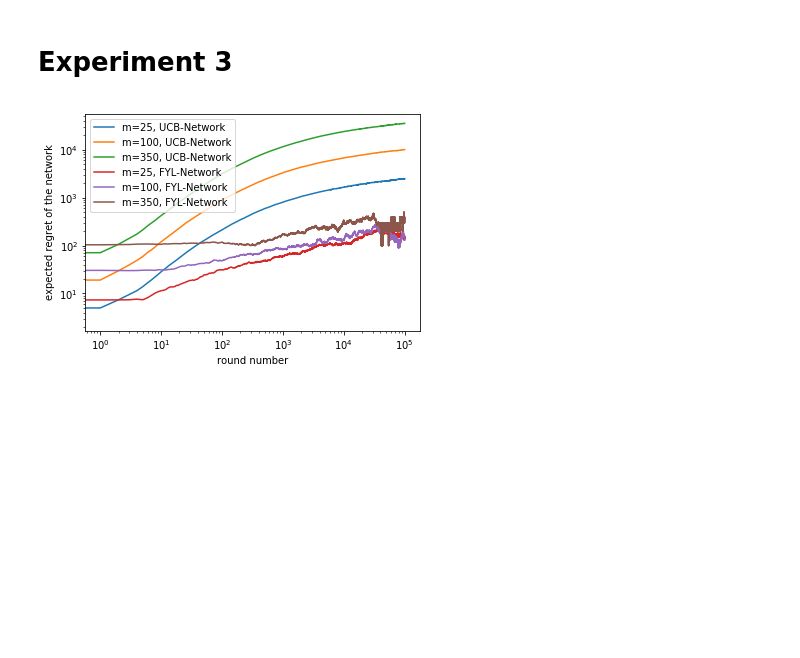
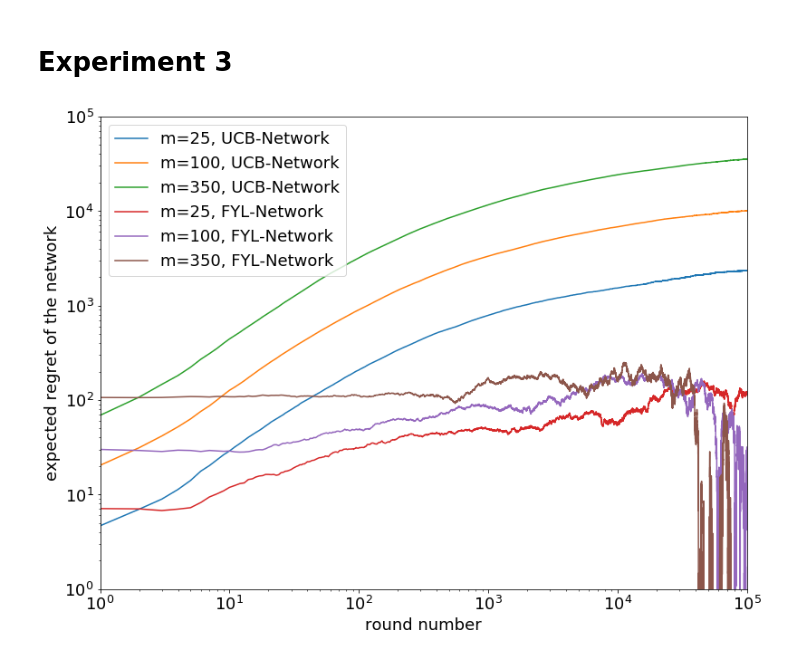
Before and after one commit to LouisTrezzini/mlgraphs-bandits-network, a Jupyter notebook: VisualizeRegret.ipynb, the cells around one changed output. Drawn from its saved outputs; the diff is of its cells as text; code cells hidden in the pictures; blank space fills up the shorter version.

```diff
--- a/VisualizeRegret.ipynb
+++ b/VisualizeRegret.ipynb
@@ -1,3 +1,6 @@
 # %%
 import pandas as pd
 import matplotlib.pyplot as plt
+
+plt.rcParams['figure.figsize'] = (6.4 * 2, 4.8 * 2)
+plt.rcParams['font.size'] = 18
@@ -80,17 +109,24 @@ UCB350 = pd.read_csv("experiment-3/UCB350.txt", sep = " ")
 # %%
 plot_regret(UCB25, "m=25, UCB-Network")
 plot_regret(UCB100, "m=100, UCB-Network")
 plot_regret(UCB350, "m=350, UCB-Network")
+
 plot_regret(FYL25, "m=25, FYL-Network")
 plot_regret(FYL100, "m=100, FYL-Network")
 plot_regret(FYL350, "m=350, FYL-Network")
+
+# plot_bounds(FYL25, 'star', 25, 'r:', upper_ucb=True, upper_fyl=True, lower=True)
+
 plt.xlabel("round number")
 plt.ylabel("expected regret of the network")
 plt.yscale("log")
+plt.xlim((1, 100000))
+plt.ylim((1, 100000))
 plt.legend()
+
 plt.show()
 # %% [output]
-[figure, old version]
+[figure, new version]
 # %%
 plot_percentage_optimal_actions(UCB25, "m=25, UCB-Network")
 plot_percentage_optimal_actions(UCB100, "m=100, UCB-Network")
```
Also changed, not shown: parts of 8 cells of this notebook, 24 other files.
